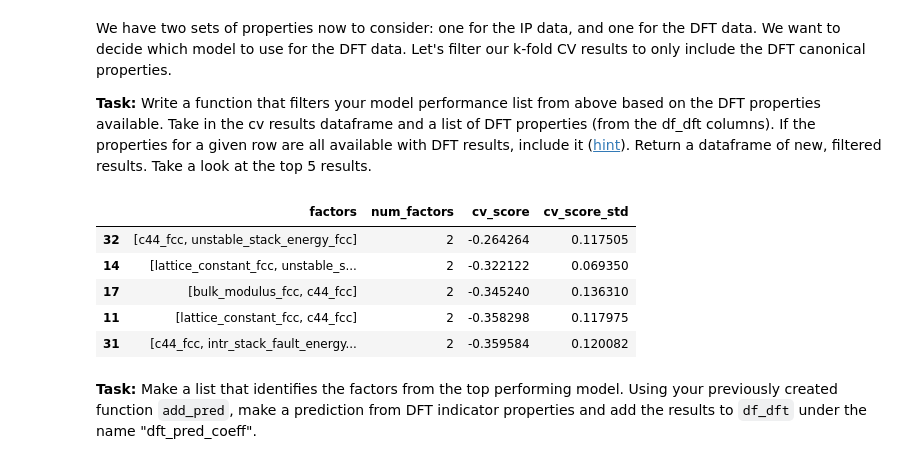
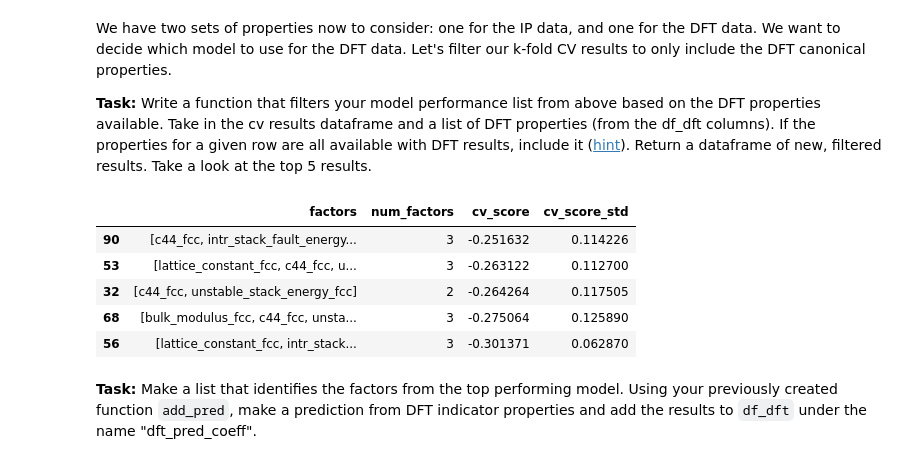
Before and after one commit to bjasperson/property-covariance-demo, a Jupyter notebook: property-covariance-demo.ipynb, the cells around one changed output. Cells and saved outputs as stored; diff of their text form; code cells hidden in the pictures.

```diff
--- a/property-covariance-demo.ipynb
+++ b/property-covariance-demo.ipynb
@@ -195,6 +208,7 @@ def linear_regr_pipeline():
 
     # Linear regression selection pipeline, used in manuscript
     imput = KNNImputer(n_neighbors=2,
+                       weights="uniform",
                        keep_empty_features=True)
     model = linear_model.LinearRegression()
 
@@ -235,7 +249,7 @@ def create_subsets_list(factor_list, n_factor_max):
             subsets.append(list(subset))
     return subsets
 
-subsets = create_subsets_list(params_list, n_factor_max = 2)
+subsets = create_subsets_list(params_list, n_factor_max = 3)
 print(subsets)
 # %% [output]
 [['lattice_constant_fcc'], ['bulk_modulus_fcc'], ['c11_fcc'], ['c12_fcc'], ['c44_fcc'], ['extr_stack_fault_energy_fcc'], ['intr_stack_fault_energy_fcc'], ['unstable_stack_energy_fcc'], ['lattice_const ...
@@ -251,7 +265,7 @@ def factor_select_cv(df, pipe, subsets, label="coeff", cv=None, scoring='r2'):
 
     Args:
         df (pandas.DataFrame): dataframe of data that was previously imported
-        pipe (sklearn.pipeline.Pipeline): sklearn pipeline
+        pipe (sklearn.pipeline.Pipeline): scikit-learn pipeline
         subsets (list): a list of lists, with each sub-list containing the factors (str) to include (e.g., ['c11_fcc', 'c12_fcc'])
         label (str, optional): the QoI label to use. Defaults to "coeff".
         cv (int, optional): int, cross-validation generator or an iterable, Determines the cross-validation splitting strategy. Defaults to None.
@@ -397,31 +429,31 @@ We have two sets of properties now to consider: one for the IP data, and one for
 
 **Task:** Write a function that filters your model performance list from above based on the DFT properties available. Take in the cv results dataframe and a list of DFT properties (from the df_dft columns). If the properties for a given row are all available with DFT results, include it ([hint](https://www.geeksforgeeks.org/python-check-if-the-list-contains-elements-of-another-list/)). Return a dataframe of new, filtered results. Take a look at the top 5 results.
 # %%
-def filter_model_results(df, dft_list):
+def filter_cv_results(df, dft_list):
     """takes in a df of k-fold CV results, and filters based on a list of properties
 
     Args:
         df (pandas.DataFrame): the k-fold CV df from above
         dft_list (list): list of properties available from df_dft
 
     Returns:
         pandas.DataFrame: filtered results from k-fold CV df
     """
     results = []
     for i, row in df.iterrows():
         factors = row.factors
         if all(factor in dft_list for factor in factors):
             results.append(row)
     return pd.DataFrame(results)
 
-df_result_dft_only = filter_model_results(df_results, df_dft.columns.to_list())
+df_result_dft_only = filter_cv_results(df_results, df_dft.columns.to_list())
 df_result_dft_only.head()
 # %% [output]
 |  | factors | num_factors | cv_score | cv_score_std |
+| 90 | [c44_fcc, intr_stack_fault_energy... | 3 | -0.251632 | 0.114226 |
+| 53 | [lattice_constant_fcc, c44_fcc, u... | 3 | -0.263122 | 0.112700 |
 | 32 | [c44_fcc, unstable_stack_energy_fcc] | 2 | -0.264264 | 0.117505 |
-| 14 | [lattice_constant_fcc, unstable_s... | 2 | -0.322122 | 0.069350 |
-| 17 | [bulk_modulus_fcc, c44_fcc] | 2 | -0.345240 | 0.136310 |
-| 11 | [lattice_constant_fcc, c44_fcc] | 2 | -0.358298 | 0.117975 |
-| 31 | [c44_fcc, intr_stack_fault_energy... | 2 | -0.359584 | 0.120082 |
+| 68 | [bulk_modulus_fcc, c44_fcc, unsta... | 3 | -0.275064 | 0.125890 |
+| 56 | [lattice_constant_fcc, intr_stack... | 3 | -0.301371 | 0.062870 |
 # %% [markdown]
 **Task:** Make a list that identifies the factors from the top performing model. Using your previously created function `add_pred`, make a prediction from DFT indicator properties and add the results to `df_dft` under the name "dft_pred_coeff".
```
Also changed, not shown: parts of 22 cells of this notebook.
